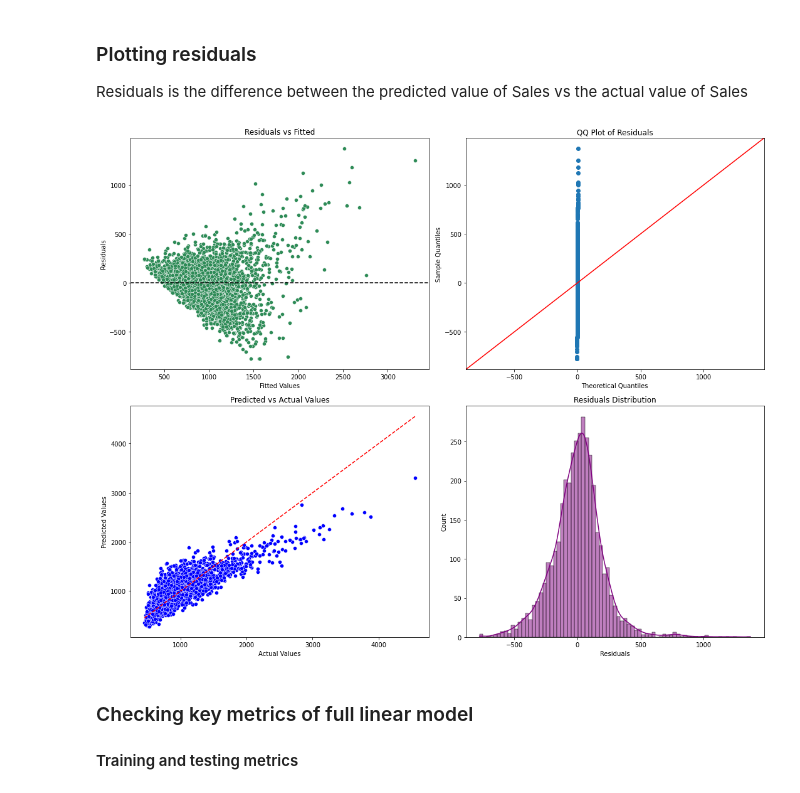
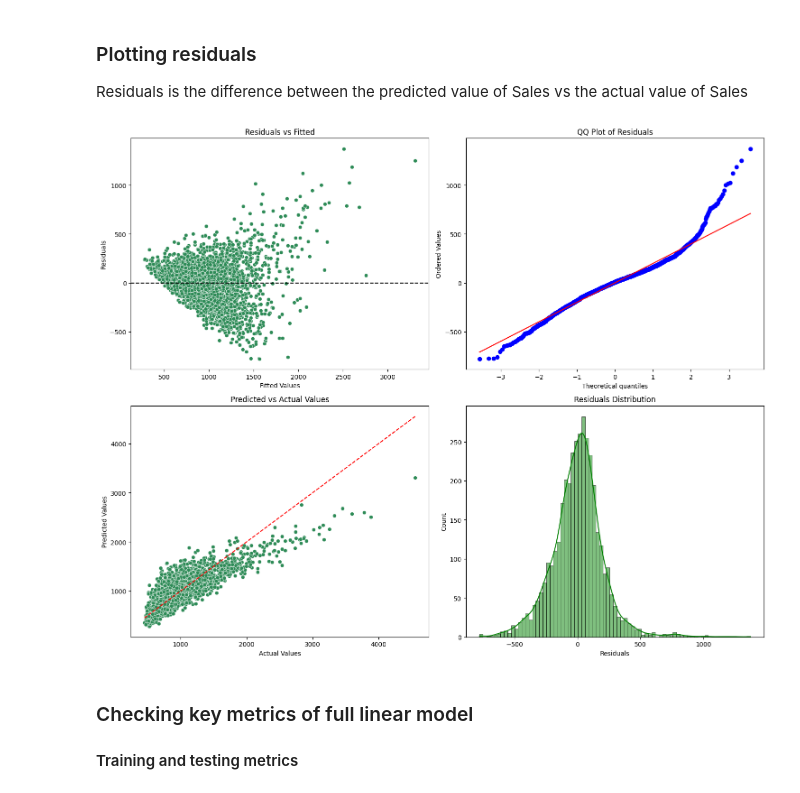
Before and after one commit to TiaanViviers/ShopAlot_analysis, a Jupyter notebook: notebooks/Group22.ipynb, the cells around one changed output. Saved outputs shown, nothing was run; the diff lists cells and outputs as text; code cells hidden in the pictures.

```diff
--- a/notebooks/Group22.ipynb
+++ b/notebooks/Group22.ipynb
@@ -716,37 +716,38 @@ Residuals is the difference between the predicted value of Sales vs the actual v
 # Predicted values and residuals
 y_pred = initial_model.predict(sm.add_constant(x_test))
 residuals = y_test - y_pred
 
 # Create a figure with multiple subplots
 fig, axes = plt.subplots(2, 2, figsize=(15, 12))
 
 # Plot 1: Residuals vs. Fitted Values
 sns.scatterplot(x=y_pred, y=residuals, ax=axes[0, 0], color='seagreen')
 axes[0, 0].axhline(0, linestyle='--', color='black')
 axes[0, 0].set_title('Residuals vs Fitted')
 axes[0, 0].set_xlabel('Fitted Values')
 axes[0, 0].set_ylabel('Residuals')
 
 # Plot 2: QQ Plot of residuals
-sm.qqplot(residuals, line='45', ax=axes[0, 1])
+stats.probplot(residuals, dist="norm", plot=axes[0, 1])
+axes[0, 1].get_lines()[1].set_color('red')
 axes[0, 1].set_title('QQ Plot of Residuals')
 
 # Plot 3: Predicted vs Actual Values
-sns.scatterplot(x=y_test, y=y_pred, ax=axes[1, 0], color='blue')
+sns.scatterplot(x=y_test, y=y_pred, ax=axes[1, 0], color='seagreen')
 axes[1, 0].plot([y_test.min(), y_test.max()], [y_test.min(), y_test.max()], '--', color='red')
 axes[1, 0].set_title('Predicted vs Actual Values')
 axes[1, 0].set_xlabel('Actual Values')
 axes[1, 0].set_ylabel('Predicted Values')
 
 # Plot 4: Residual Histogram
-sns.histplot(residuals, kde=True, ax=axes[1, 1], color='purple')
+sns.histplot(residuals, kde=True, ax=axes[1, 1], color='green')
 axes[1, 1].set_title('Residuals Distribution')
 axes[1, 1].set_xlabel('Residuals')
 
 plt.tight_layout()
 plt.show()
 # %% [output]
-[figure, old version]
+[figure, new version]
 # %% [markdown]
 ### Checking key metrics of full linear model
 #### Training and testing metrics
```
Also changed, not shown: parts of 14 cells of this notebook.
